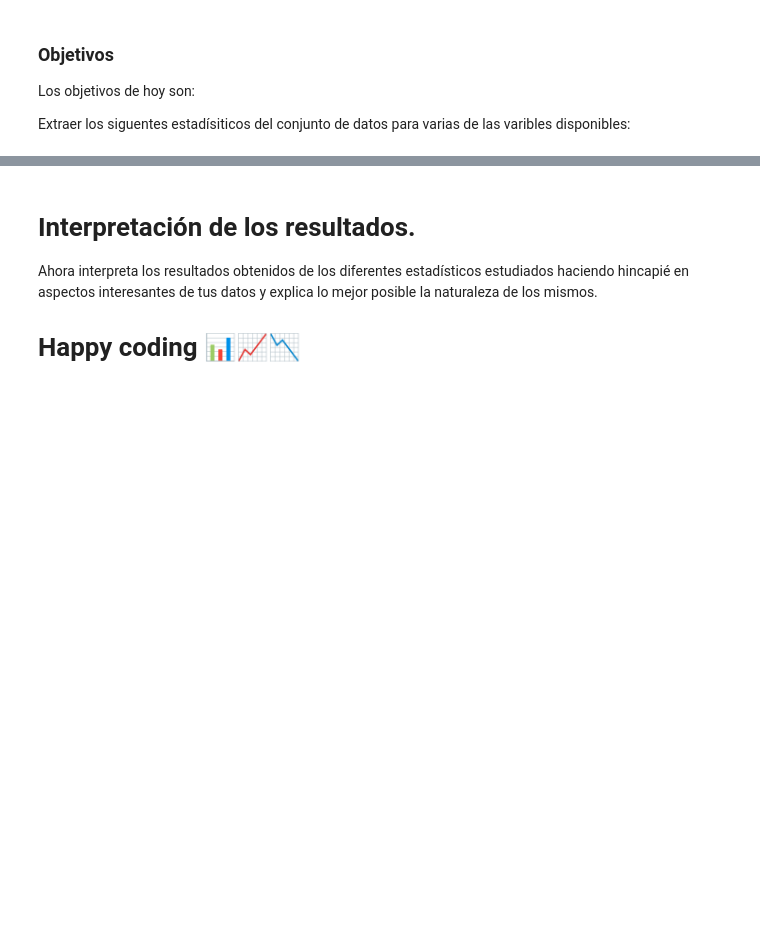
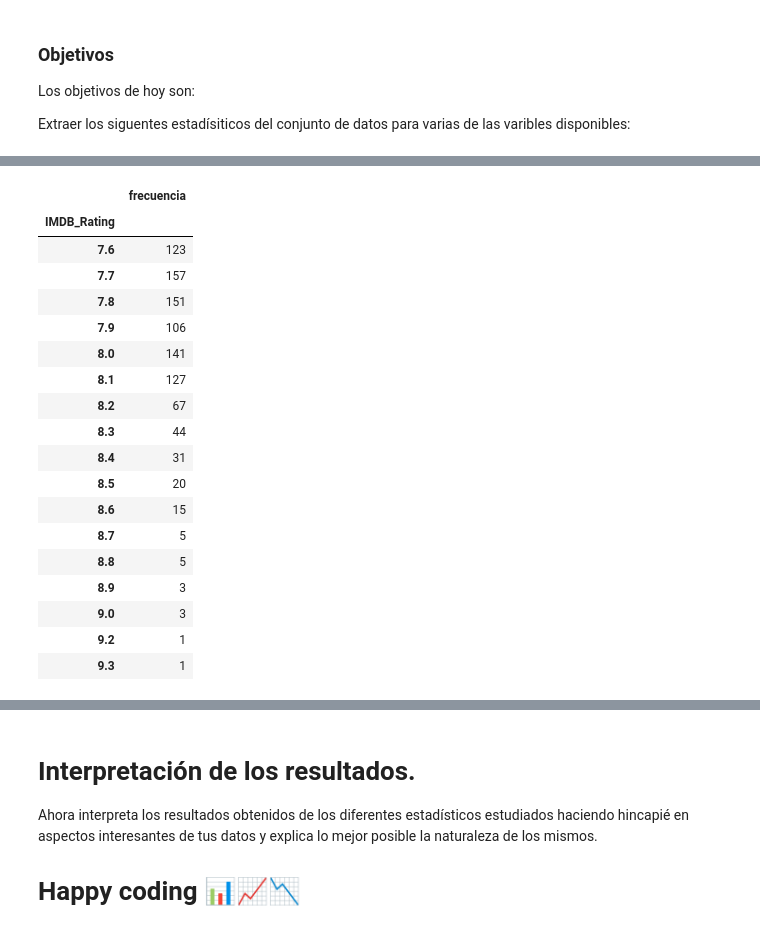
Before and after one commit to Adalab/DA-promoC-modulo-02-Marina-Lourdes-Ana, a Jupyter notebook: Estadistica/02-Estadistica-02.ipynb, the cells around one changed output, grey strips where cells are left out. Saved outputs shown, nothing was run; the diff lists cells and outputs as text; code cells hidden in the pictures; blank space fills up the shorter version.

```diff
--- a/Estadistica/02-Estadistica-02.ipynb
+++ b/Estadistica/02-Estadistica-02.ipynb
@@ -4,3 +4,6 @@ from scipy import stats # importando scipy.stats
 import pandas as pd # importando pandas
 import matplotlib.pyplot as plt # importando matplotlib
 import seaborn as sns
+# %%
+df_csv = pd.read_csv("01-imdb_top_1000.csv" )
+df_csv.head(2)
@@ -112,0 +129,25 @@ plt.rcdefaults()
+# %%
+# Variables cuantitativas
+ratio_imdb = df_csv.groupby("IMDB_Rating")
+frecuencia_imdb =  ratio_imdb.agg(frecuencia=("IMDB_Rating", "count"))
+frecuencia_imdb
+# %% [output]
+|  | frecuencia |
+| IMDB_Rating |  |
+| 7.6 | 123 |
+| 7.7 | 157 |
+| 7.8 | 151 |
+| 7.9 | 106 |
+| 8.0 | 141 |
+| 8.1 | 127 |
+| 8.2 | 67 |
+| 8.3 | 44 |
+| 8.4 | 31 |
+| 8.5 | 20 |
+| 8.6 | 15 |
+| 8.7 | 5 |
+| 8.8 | 5 |
+| 8.9 | 3 |
+| 9.0 | 3 |
+| 9.2 | 1 |
+| 9.3 | 1 |
```
Also changed, not shown: parts of 15 cells of this notebook, 4 other files.
